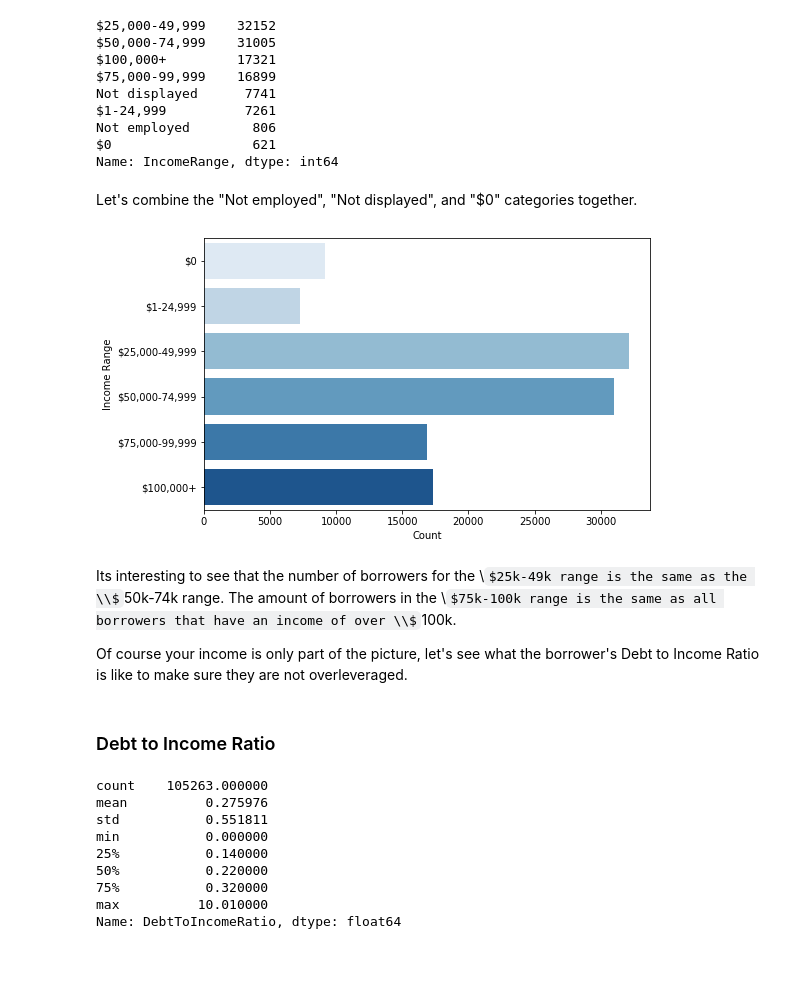
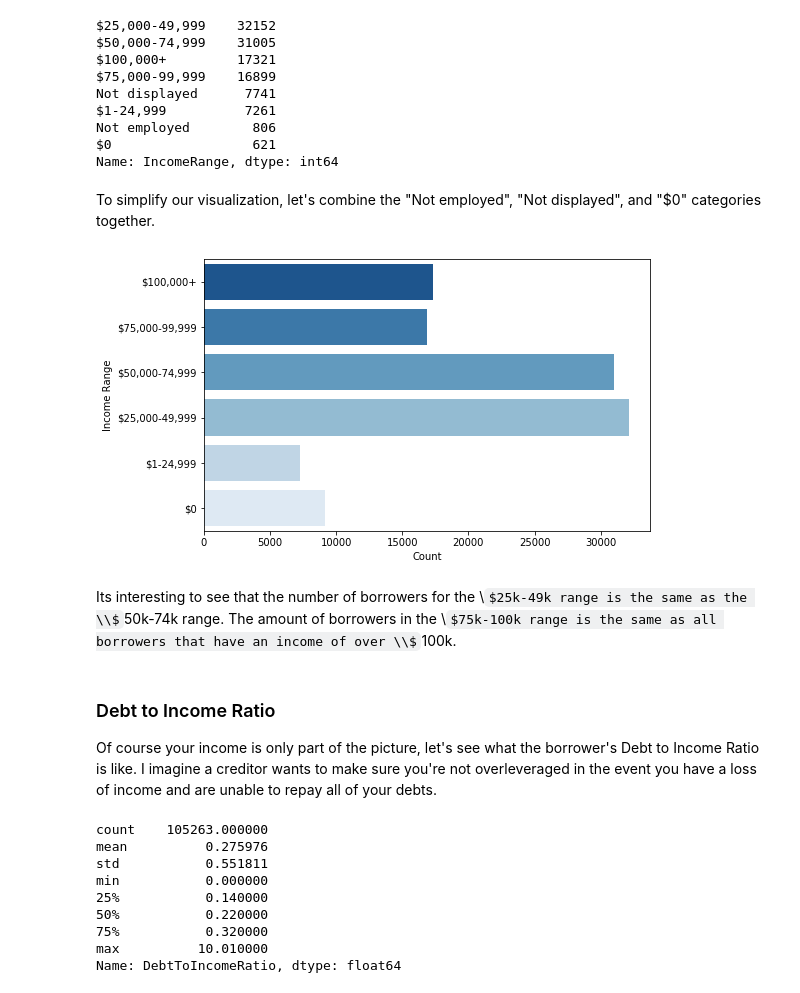
Before and after one commit to 0xjimm/prosper-loan-data-findings, a Jupyter notebook: prosper-loan-data-exploration.ipynb, the cells around one changed output. Cells and saved outputs as stored; diff of their text form; code cells hidden in the pictures; some formulas as TeX source; blank space fills up the shorter version.

```diff
--- a/prosper-loan-data-exploration.ipynb
+++ b/prosper-loan-data-exploration.ipynb
@@ -268,6 +272,6 @@ For our purposes, we'll replace the Credit Grade of No Credit (NC) with High Ris
 # %%
 # replace NC with HR
-df['CreditGrade'].replace('NC', 'HR', inplace = True)
+df['CreditGrade'].replace(['NC', 'HR'], 'E', inplace = True)
 
 # fill NA with empty strings
 df['ProsperRating (Alpha)'].fillna("", inplace = True)
@@ -304,7 +308,7 @@ Ok great, we didn't introduce any erroneous data since there were no rows with a
 Let's plot!
 # %%
 # convert string to ordinal category type
-ordinal_rating = ['AA', 'A', 'B', 'C', 'D', 'E', 'HR']
+ordinal_rating = ['AA', 'A', 'B', 'C', 'D', 'E']
 ordered_var = pd.api.types.CategoricalDtype(ordered = True, categories = ordinal_rating)
 df['ProsperRatingCombined'] = df['ProsperRatingCombined'].astype(ordered_var)
 # %%
@@ -333,26 +339,28 @@ Not employed        806
 $0                  621
 Name: IncomeRange, dtype: int64
 # %% [markdown]
-Let's combine the "Not employed", "Not displayed", and "$0" categories together.
+To simplify our visualization, let's combine the "Not employed", "Not displayed", and "$0" categories together.
 # %%
 df['IncomeRange'].replace(['Not employed', 'Not displayed'], '$0', inplace = True)
 # %%
-ordinal_rating = ['$0', '$1-24,999', '$25,000-49,999', '$50,000-74,999', '$75,000-99,999', '$100,000+']
+# create ordinal categories for income
+ordinal_rating = ['$100,000+', '$75,000-99,999', '$50,000-74,999', '$25,000-49,999', '$1-24,999', '$0']
 ordered_var = pd.api.types.CategoricalDtype(ordered = True, categories = ordinal_rating)
 df['IncomeRange'] = df['IncomeRange'].astype(ordered_var)
 # %%
+# bar chart
 plt.figure(figsize = [8, 5])
-sns.countplot(data = df, y = 'IncomeRange', palette = "Blues")
+sns.countplot(data = df, y = 'IncomeRange', palette = "Blues_r")
 plt.ylabel('Income Range')
 plt.xlabel('Count');
 # %% [output]
-[figure, old version]
+[figure, new version]
 # %% [markdown]
 Its interesting to see that the number of borrowers for the \\$25k-49k range is the same as the \\$50k-74k range.  The amount of borrowers in the \\$75k-100k range is the same as all borrowers that have an income of over \\$100k.
-
-Of course your income is only part of the picture, let's see what the borrower's Debt to Income Ratio is like to make sure they are not overleveraged.
-# %% [markdown]
-### Debt to Income Ratio
+# %% [markdown]
+### Debt to Income Ratio
+
+Of course your income is only part of the picture, let's see what the borrower's Debt to Income Ratio is like.  I imagine a creditor wants to make sure you're not overleveraged in the event you have a loss of income and are unable to repay all of your debts.
 # %%
 df.DebtToIncomeRatio.describe()
 # %% [output]
```
Also changed, not shown: parts of 38 cells of this notebook.
